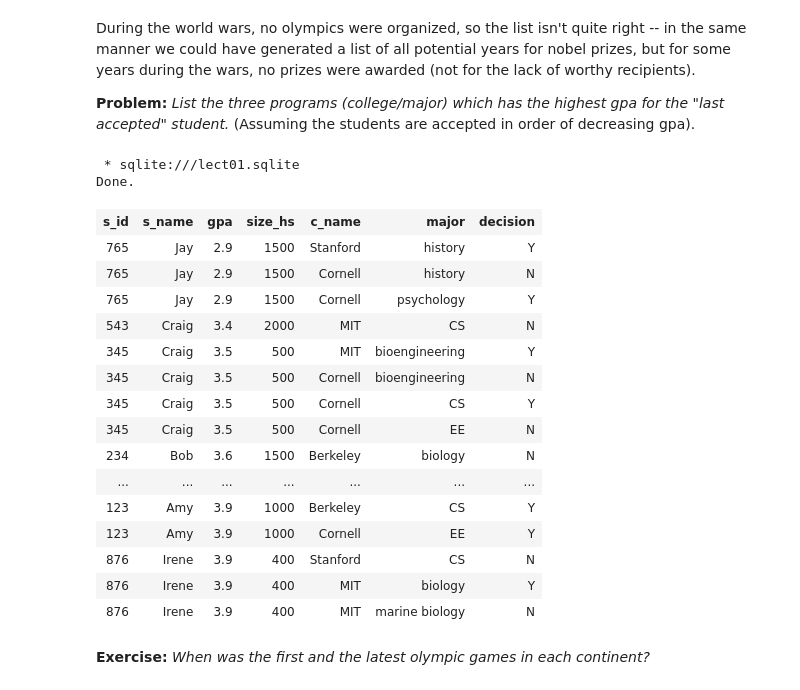
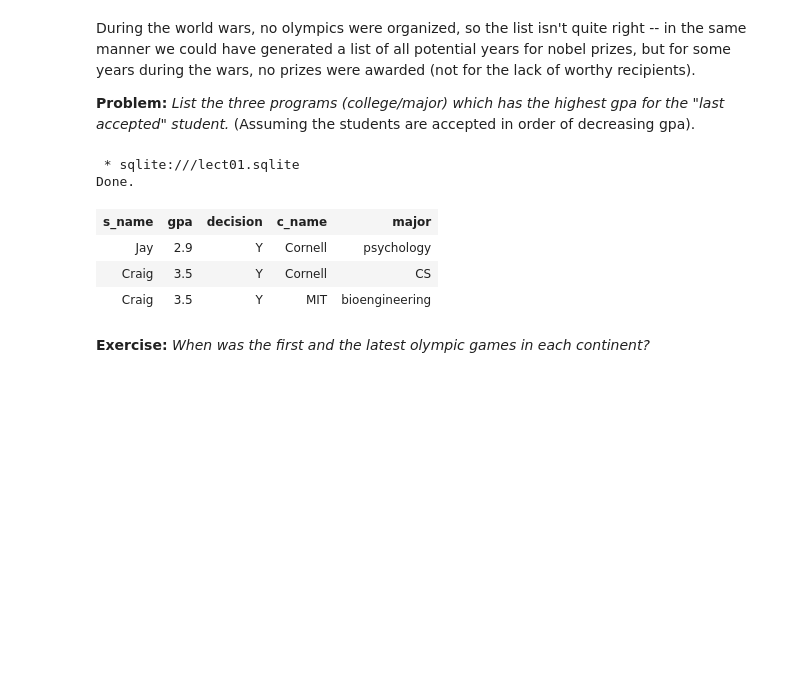
Before and after one commit to Stronkness/LTH, a Jupyter notebook: EDAF75 - Database Technology/lectures/f01-nb.ipynb, the cells around one changed output. Saved outputs shown, nothing was run; the diff lists cells and outputs as text; code cells hidden in the pictures; blank space fills up the shorter version.

```diff
--- a/EDAF75 - Database Technology/lectures/f01-nb.ipynb
+++ b/EDAF75 - Database Technology/lectures/f01-nb.ipynb
@@ -2660,30 +2660,20 @@ During the world wars, no olympics were organized, so the list isn't quite right
 **Problem:** _List the three programs (college/major) which has the highest gpa for the "last accepted" student._ (Assuming the students are accepted in order of decreasing gpa).
 # %%
 %%sql
-SELECT *
-FROM    students
-JOIN    applications
-USING   (s_id)
-ORDER BY gpa ASC
+SELECT s_name ,gpa, decision, c_name, major
+FROM applications
+JOIN students USING (s_id)
+WHERE decision = 'Y'
+GROUP BY c_name, major
+ORDER BY gpa
+LIMIT 3
 # %% [output]
  * sqlite:///lect01.sqlite
 Done.
-| s_id | s_name | gpa | size_hs | c_name | major | decision |
-| 765 | Jay | 2.9 | 1500 | Stanford | history | Y |
-| 765 | Jay | 2.9 | 1500 | Cornell | history | N |
-| 765 | Jay | 2.9 | 1500 | Cornell | psychology | Y |
-| 543 | Craig | 3.4 | 2000 | MIT | CS | N |
-| 345 | Craig | 3.5 | 500 | MIT | bioengineering | Y |
-| 345 | Craig | 3.5 | 500 | Cornell | bioengineering | N |
-| 345 | Craig | 3.5 | 500 | Cornell | CS | Y |
-| 345 | Craig | 3.5 | 500 | Cornell | EE | N |
-| 234 | Bob | 3.6 | 1500 | Berkeley | biology | N |
-| ... | ... | ... | ... | ... | ... | ... |
-| 123 | Amy | 3.9 | 1000 | Berkeley | CS | Y |
-| 123 | Amy | 3.9 | 1000 | Cornell | EE | Y |
-| 876 | Irene | 3.9 | 400 | Stanford | CS | N |
-| 876 | Irene | 3.9 | 400 | MIT | biology | Y |
-| 876 | Irene | 3.9 | 400 | MIT | marine biology | N |
+| s_name | gpa | decision | c_name | major |
+| Jay | 2.9 | Y | Cornell | psychology |
+| Craig | 3.5 | Y | Cornell | CS |
+| Craig | 3.5 | Y | MIT | bioengineering |
 # %% [markdown]
 **Exercise:** _When was the first and the latest olympic games in each continent?_
 # %%
```
Also changed, not shown: parts of 2 cells of this notebook.
